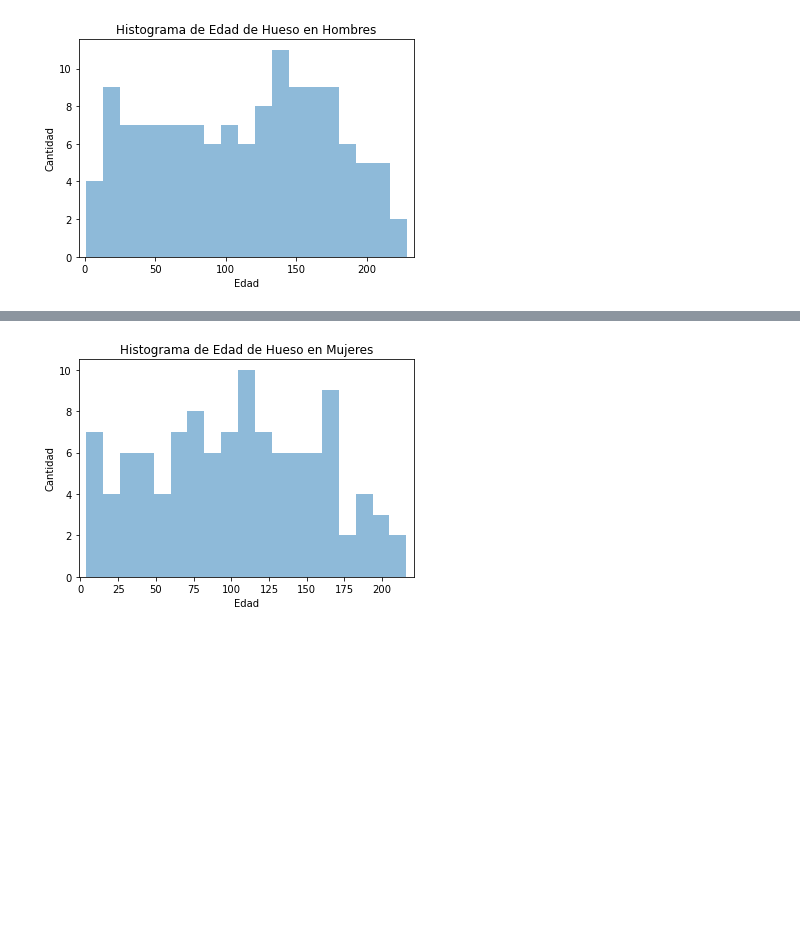
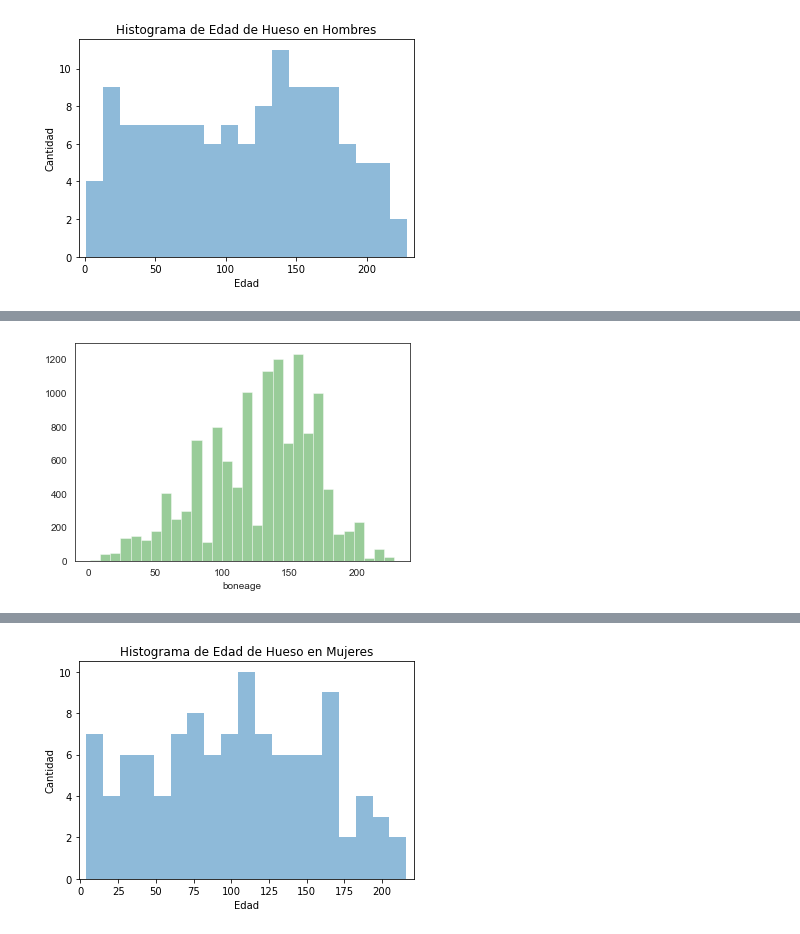
Before and after one commit to pablosao/UVG-CC3066-P01-Prediccion-Edad-Crecimiento-Oseo, a Jupyter notebook: prediccion_edad.ipynb, the cells around one changed output, grey strips where cells are left out. Saved outputs shown, nothing was run; the diff lists cells and outputs as text; code cells hidden in the pictures; blank space fills up the shorter version.

```diff
--- a/prediccion_edad.ipynb
+++ b/prediccion_edad.ipynb
@@ -61,3 +65,6 @@ plt.ylabel('Cantidad')
 plt.show()
 # %% [output]
 [figure]
+# %%
+data_hist = pd.read_csv("boneage-training-dataset.csv")
+data_hist['boneage'].describe()
@@ -63,0 +81,6 @@ plt.show()
+# %%
+sns.set_style("white")
+sns.distplot(data_hist['boneage'],bins=30,kde=False, color="green", label="Compact")
+plt.show()
+# %% [output]
+[figure, added]
```
Also changed, not shown: parts of 6 cells of this notebook.
